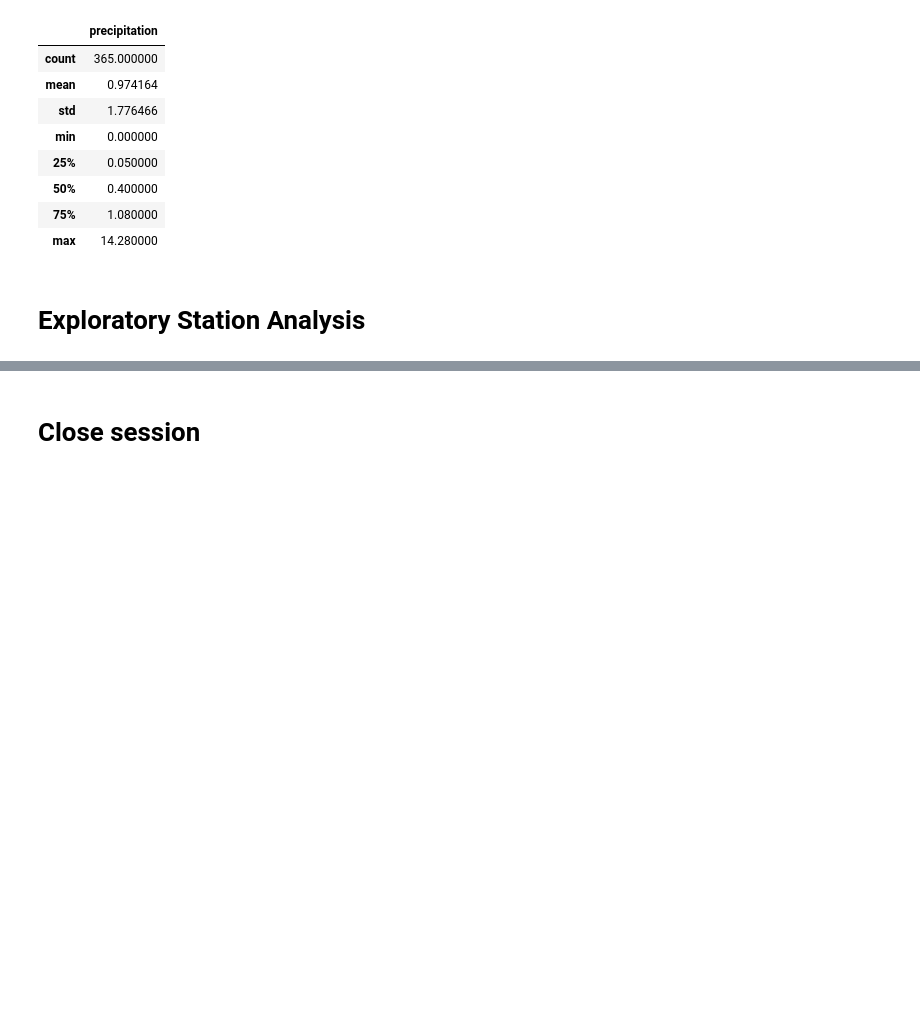
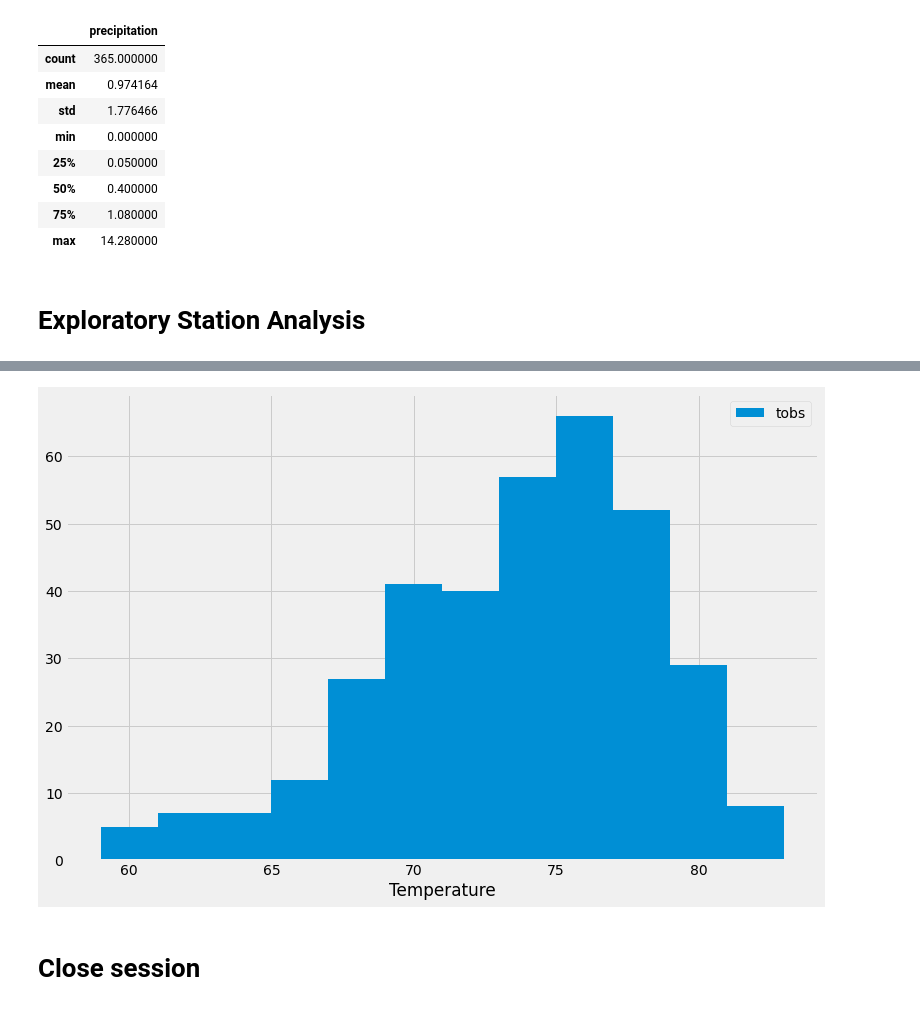
Before and after one commit to haipham0115/sqlalchemy-challenge, a Jupyter notebook: climate_starter.ipynb, the cells around one changed output, grey strips where cells are left out. Saved outputs shown, nothing was run; the diff lists cells and outputs as text; code cells hidden in the pictures; blank space fills up the shorter version.

```diff
--- a/climate_starter.ipynb
+++ b/climate_starter.ipynb
@@ -130,3 +230,9 @@ date_prcp_df.describe()
 # %%
 # Using the most active station id
 # Query the last 12 months of temperature observation data for this station and plot the results as a histogram
+most_active_temp = session.query(Measurement.tobs).filter(Measurement.station == 'USC00519281',
+                                                          Measurement.date >= diff).all()
+# type(most_active_temp)
+temp_df = pd.DataFrame(most_active_temp)
+temp_df.columns = ['temp']
+temp_df
@@ -133,3 +253,11 @@ date_prcp_df.describe()
+# %%
+plt.figure(figsize=(12,8))
+plt.hist(temp_df.temp, bins=12, label="tobs")
+plt.xlabel("Temperature")
+plt.legend(loc="upper right")
+plt.show()
+# %% [output]
+[figure, added]
 # %% [markdown]
 # Close session
 # %%
```
Also changed, not shown: parts of 13 cells of this notebook.
